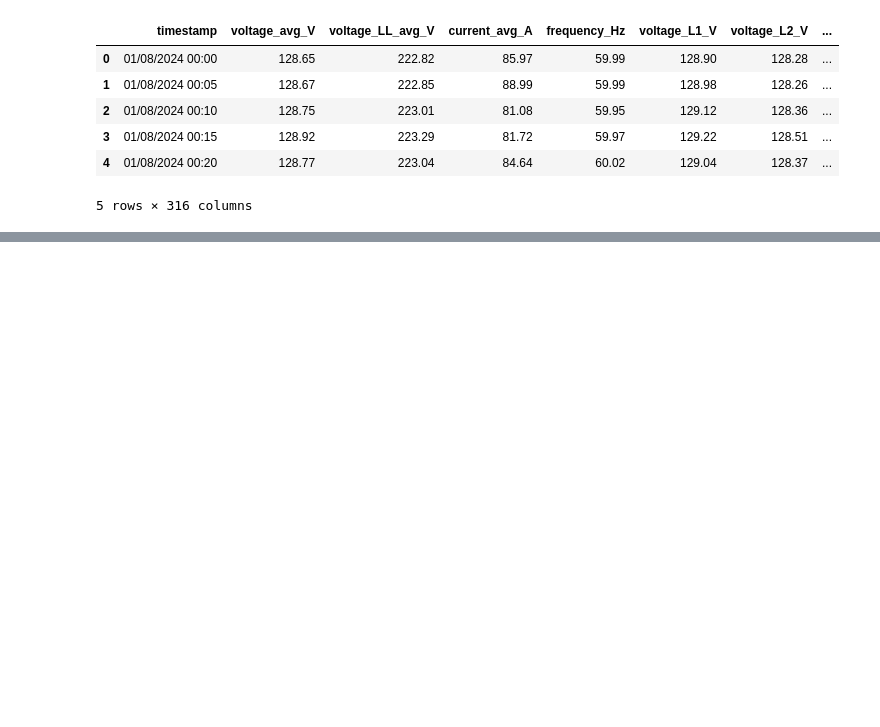
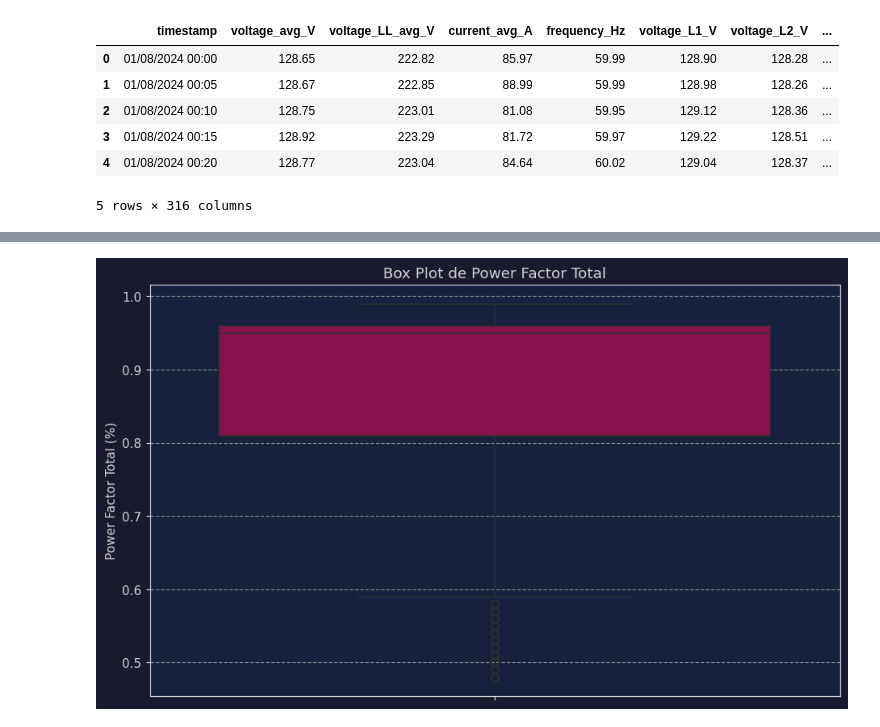
Before and after one commit to DarioCorona/personal, a Jupyter notebook: ejercicio.ipynb, the cells around one changed output, grey strips where cells are left out. Drawn from its saved outputs; the diff is of its cells as text; code cells hidden in the pictures; blank space fills up the shorter version.

```diff
--- a/ejercicio.ipynb
+++ b/ejercicio.ipynb
@@ -5,6 +5,7 @@ import pandas  as pd
 import numpy as np
 import matplotlib.pyplot as plt
 import matplotlib.dates as mdates
+import seaborn as sns # Added seaborn import
 import warnings as wg
 
 
@@ -15,7 +16,8 @@ COLOR_GRIS       = "#D4D4D4"
 COLOR_FONDO      = "#1A1A2E"
 COLOR_ACENTO     = "#FF6B9D"
 
-plt.rcParams.update({
+plt.rcParams.update(
+      {
       "figure.facecolor"    : COLOR_FONDO, # Corregido de 'figure.factorcolor' a 'figure.facecolor'
       "axes.facecolor"      : "#16213e",
       "axes.edgecolor"      : COLOR_GRIS,
@@ -29,7 +31,7 @@ plt.rcParams.update({
       "figure.dpi"          : 110
 })
 
-ruta_csv = "/content/MODBUS_RTU.csv"
+ruta_csv = "/content/MODBUS-RTU.csv"
 
 
 
@@ -47,3 +49,11 @@ display(df.head())
 | 3 | 01/08/2024 00:15 | 128.92 | 223.29 | 81.72 | 59.97 | 129.22 | 128.51 | ... |
 | 4 | 01/08/2024 00:20 | 128.77 | 223.04 | 84.64 | 60.02 | 129.04 | 128.37 | ... |
 5 rows × 316 columns
+# %%
+df_raw = pd.read_csv(
+    ruta_csv,
+    sep=",",
+    parse_dates= ["timestamp"],
+    dayfirst=True, #DDMMYYYY
+    low_memory= False
+)
@@ -49,0 +118,9 @@ display(df.head())
+# %%
+plt.figure(figsize=(10, 6))
+sns.boxplot(y=df_raw['power_factor_total_pct'], color=COLOR_PRINCIPAL)
+plt.title('Box Plot de Power Factor Total', color=COLOR_GRIS)
+plt.ylabel('Power Factor Total (%)', color=COLOR_GRIS)
+plt.grid(axis='y', linestyle='--', alpha=0.7)
+plt.show()
+# %% [output]
+[figure, added]
```
Also changed, not shown: parts of 5 cells of this notebook.
